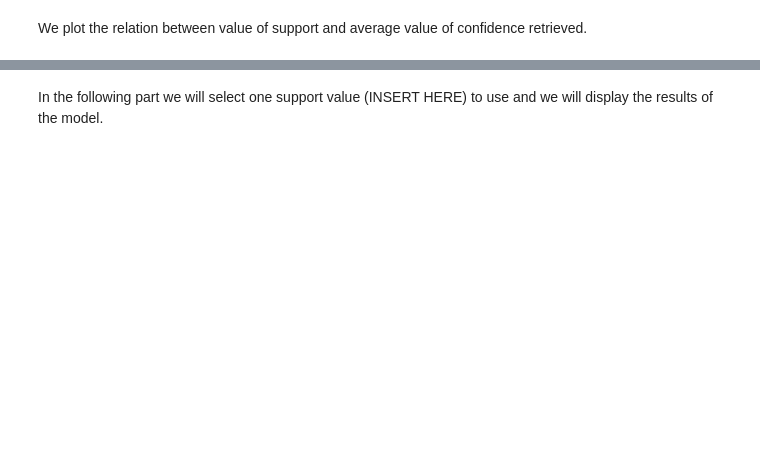
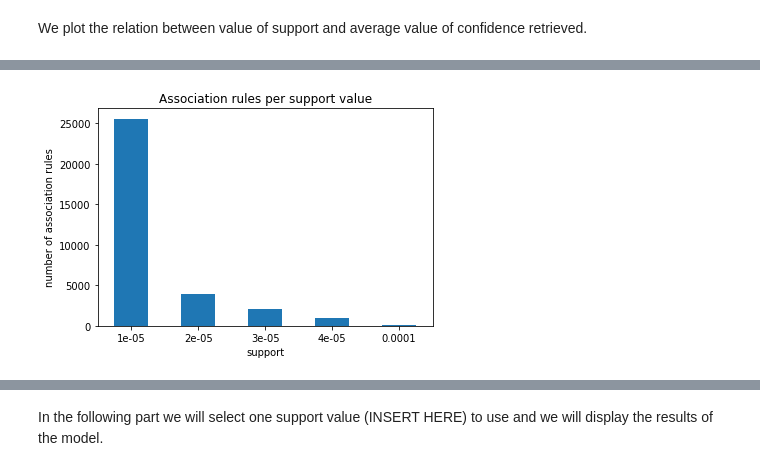
Before and after one commit to martinaviggiano/AMD_Market_Basket_IMDB, a Jupyter notebook: AMD_Market_Basket_Analysis.ipynb, the cells around one changed output, grey strips where cells are left out. Cells and saved outputs as stored; diff of their text form; code cells hidden in the pictures; blank space fills up the shorter version.

```diff
--- a/AMD_Market_Basket_Analysis.ipynb
+++ b/AMD_Market_Basket_Analysis.ipynb
@@ -243,2 +265,8 @@ df_avgconf
 # %%
 !cp avgconficence_results_fpgrowth.csv /content/drive/MyDrive/Università/amd_Market_Basket/
+# %%
+df_nrules = pd.DataFrame(n_rules, columns=["support", "n_rules"])
+df_nrules.plot.bar(x="support", y="n_rules", ylabel='number of association rules', legend=False, title='Association rules per support value', rot=0)
+df_nrules.to_csv("nrules_results_fpgrowth.csv", index=False)
+# %% [output]
+[figure, added]
```
Also changed, not shown: parts of 34 cells of this notebook.
